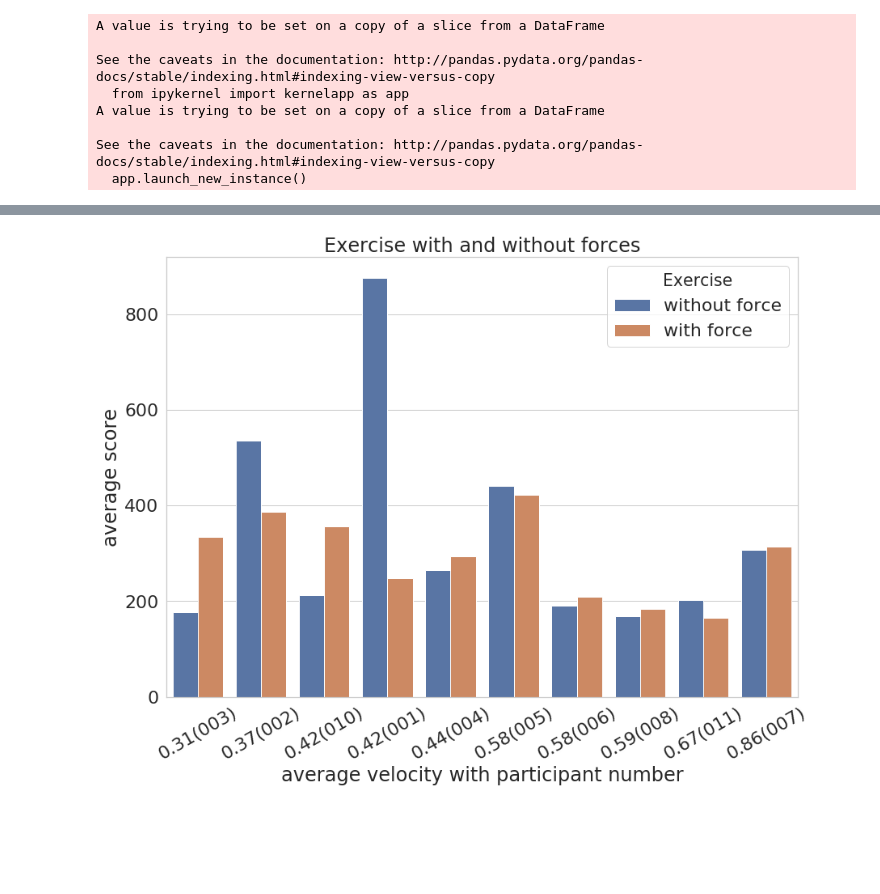
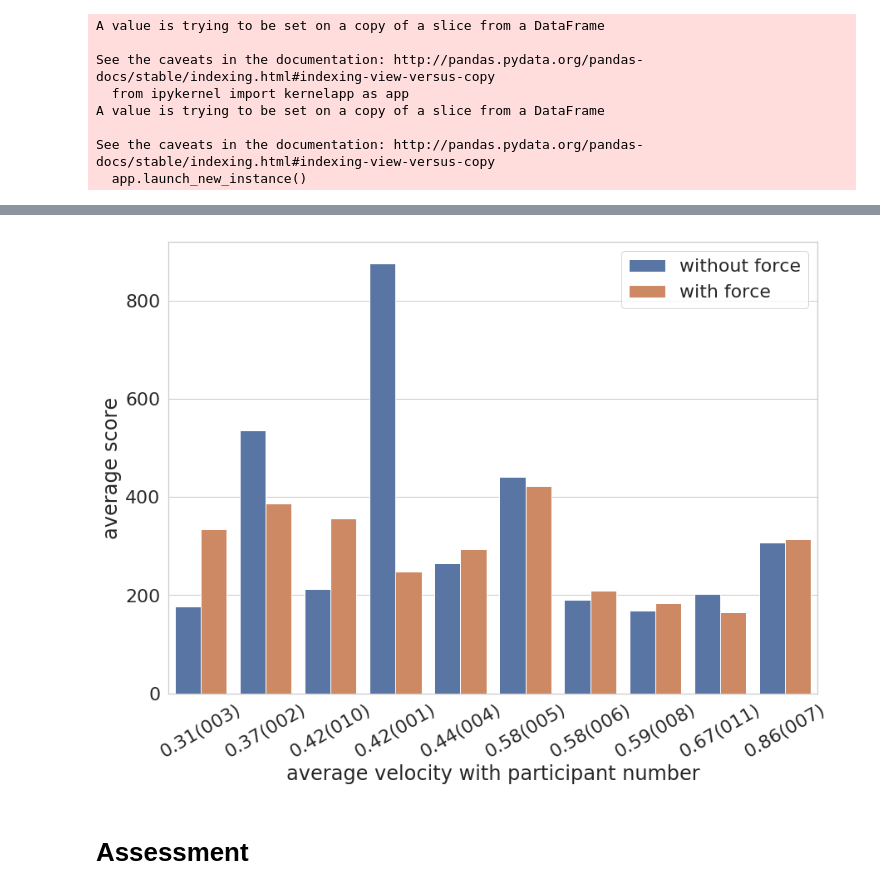
Before and after one commit to wangziling100/Heika, a Jupyter notebook: script/experiment.ipynb, the cells around one changed output, grey strips where cells are left out. Saved outputs shown, nothing was run; the diff lists cells and outputs as text; code cells hidden in the pictures; blank space fills up the shorter version.

```diff
--- a/script/experiment.ipynb
+++ b/script/experiment.ipynb
@@ -814,7 +821,7 @@ g = g.plot(sns.regplot, sns.distplot)
 # %%
 df_6_8 = df_nnp[(df_nnp['exc_num']==12) | (df_nnp['exc_num']==13)]
 df_6_8_velocity = df_6_8[['uid', 'velocity']].groupby(['uid']).mean()
-df_6_8_score = df_6_8[['exc_num', 'exc_times', 'uid', 'score']].groupby(['exc_num', 'exc_times', 'uid']).sum()
+df_6_8_score = df_6_8[['day', 'exc_num', 'exc_times', 'uid', 'score']].groupby(['day','exc_num', 'exc_times', 'uid']).sum()
 df_6_8_score = df_6_8_score.reset_index()
 df_6_8_score = df_6_8_score[['uid', 'exc_num', 'score']].groupby(['uid', 'exc_num']).mean()
 df_6_8_score = df_6_8_score.reset_index()
@@ -852,11 +914,13 @@ plt.savefig("../data/figure/fig6_8_average_score_c5_with_title.png", bbox_inches
 # %%
 sns.set_style('whitegrid')
 f, ax= plt.subplots(figsize = (14, 10))
 
 ax = sns.barplot(x="x_axis", y="score", hue='Exercise', data=df_6_8)
-ax.set_title('Exercise with and without forces')
 ax.set(xlabel='average velocity with participant number', ylabel='average score')
 ax.set_xticklabels(ax.get_xticklabels(), rotation=30)
+plt.gca().legend().set_title('')
 plt.savefig("../data/figure/fig6_8_average_score_c5_without_title.png", bbox_inches='tight')
 # %% [output]
-[figure, old version]
+[figure, new version]
+# %% [markdown]
+# Assessment
```
Also changed, not shown: parts of 28 cells of this notebook, 2 other files.
